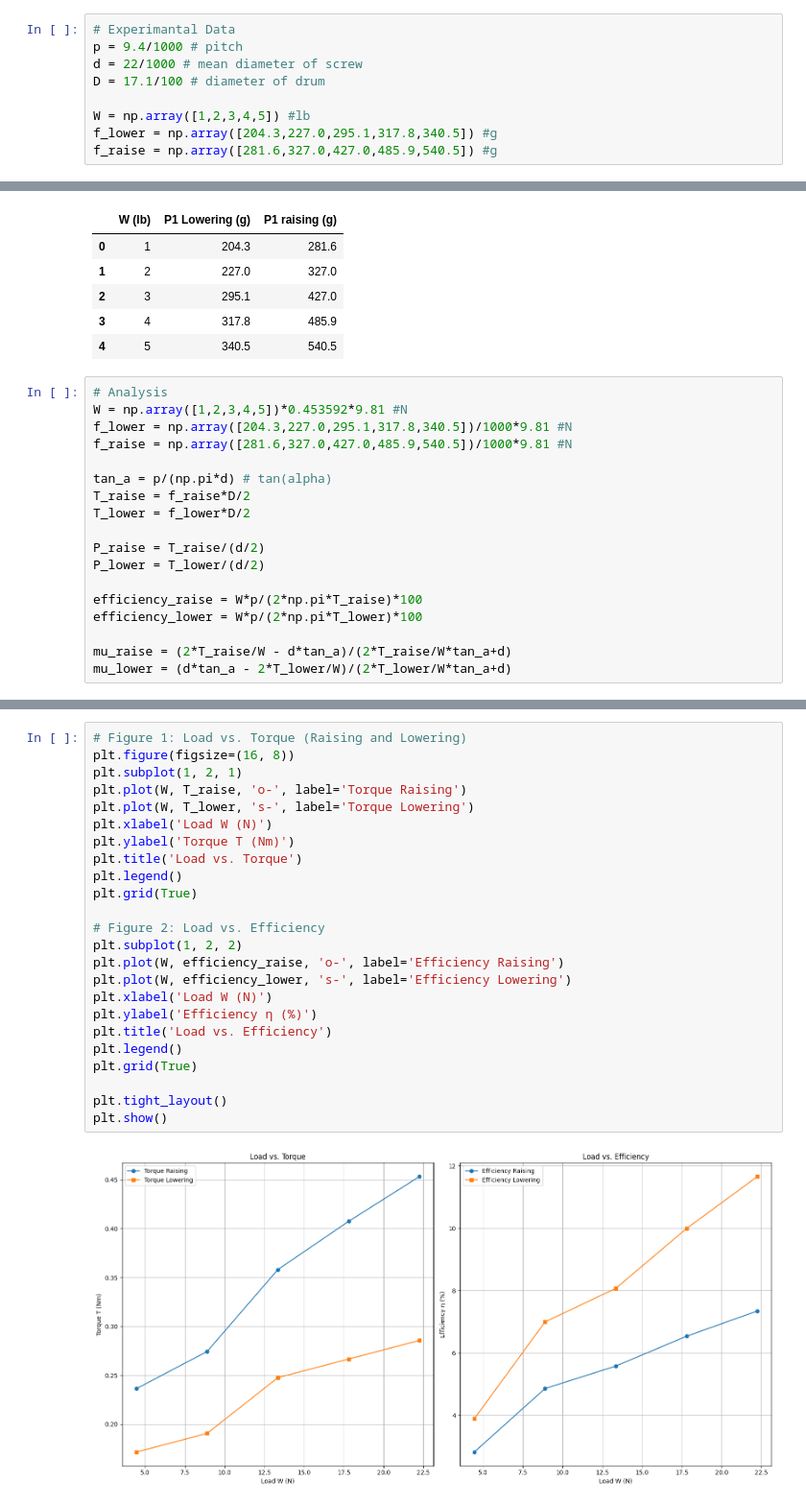
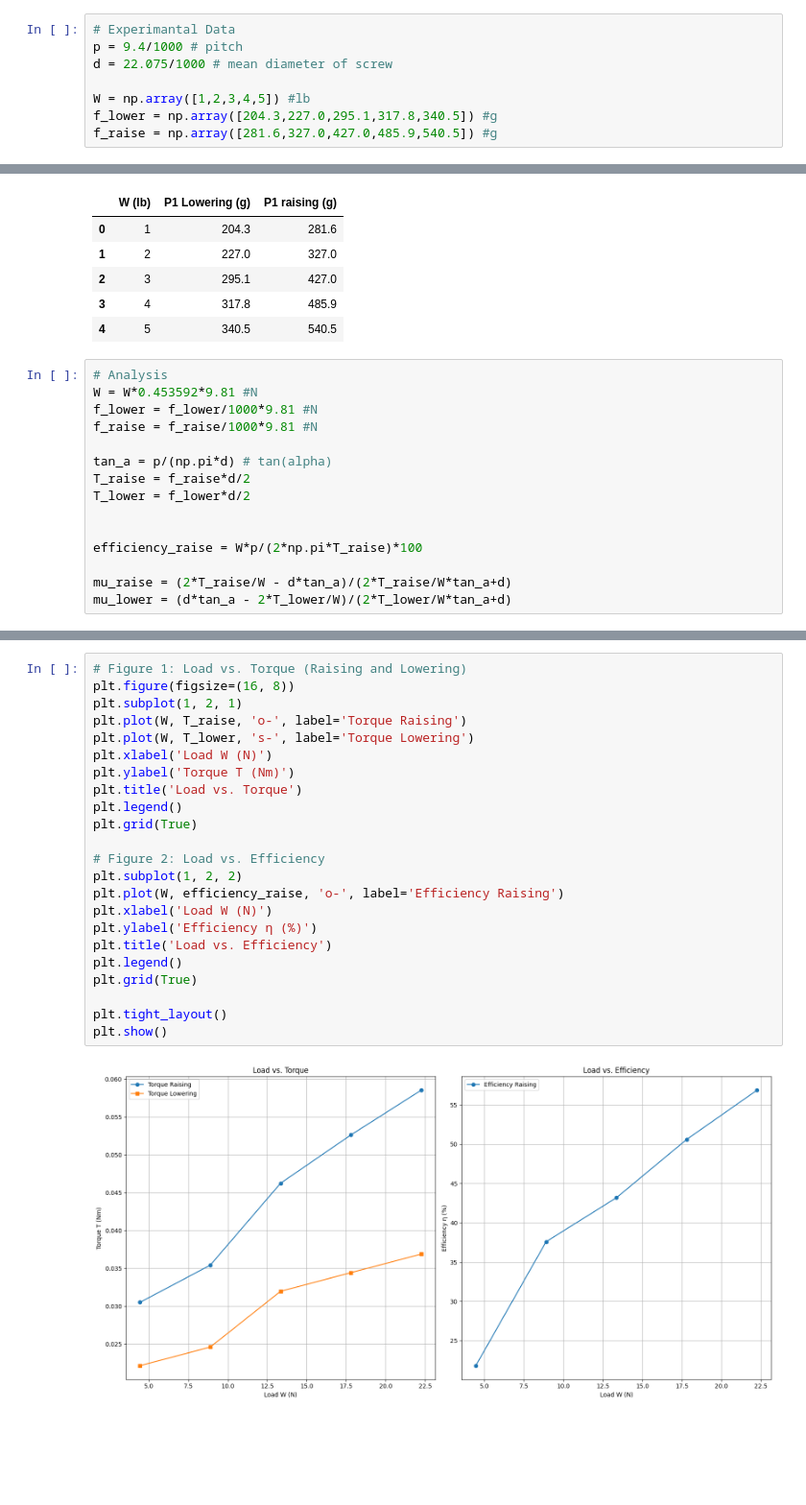
Before and after one commit to David-Junior/Undergrad-Lab-Data-Analysis, a Jupyter notebook: FMM3_212_Theory_of_Machines_Screw_Jack.ipynb, the cells around one changed output, grey strips where cells are left out. Shown at 96% size. Drawn from its saved outputs; the diff is of its cells as text; blank space fills up the shorter version.

```diff
--- a/FMM3_212_Theory_of_Machines_Screw_Jack.ipynb
+++ b/FMM3_212_Theory_of_Machines_Screw_Jack.ipynb
@@ -5,8 +5,7 @@ import matplotlib.pyplot as plt
 # %%
 # Experimantal Data
 p = 9.4/1000 # pitch
-d = 22/1000 # mean diameter of screw
-D = 17.1/100 # diameter of drum
+d = 22.075/1000 # mean diameter of screw
 
 W = np.array([1,2,3,4,5]) #lb
 f_lower = np.array([204.3,227.0,295.1,317.8,340.5]) #g
@@ -27,19 +26,16 @@ exp_data
 | 4 | 5 | 340.5 | 540.5 |
 # %%
 # Analysis
-W = np.array([1,2,3,4,5])*0.453592*9.81 #N
-f_lower = np.array([204.3,227.0,295.1,317.8,340.5])/1000*9.81 #N
-f_raise = np.array([281.6,327.0,427.0,485.9,540.5])/1000*9.81 #N
+W = W*0.453592*9.81 #N
+f_lower = f_lower/1000*9.81 #N
+f_raise = f_raise/1000*9.81 #N
 
 tan_a = p/(np.pi*d) # tan(alpha)
-T_raise = f_raise*D/2
-T_lower = f_lower*D/2
+T_raise = f_raise*d/2
+T_lower = f_lower*d/2
 
-P_raise = T_raise/(d/2)
-P_lower = T_lower/(d/2)
 
 efficiency_raise = W*p/(2*np.pi*T_raise)*100
-efficiency_lower = W*p/(2*np.pi*T_lower)*100
 
 mu_raise = (2*T_raise/W - d*tan_a)/(2*T_raise/W*tan_a+d)
 mu_lower = (d*tan_a - 2*T_lower/W)/(2*T_lower/W*tan_a+d)
@@ -82,26 +75,25 @@ anal_data_lower
 # %%
 # Figure 1: Load vs. Torque (Raising and Lowering)
 plt.figure(figsize=(16, 8))
 plt.subplot(1, 2, 1)
 plt.plot(W, T_raise, 'o-', label='Torque Raising')
 plt.plot(W, T_lower, 's-', label='Torque Lowering')
 plt.xlabel('Load W (N)')
 plt.ylabel('Torque T (Nm)')
 plt.title('Load vs. Torque')
 plt.legend()
 plt.grid(True)
 
 # Figure 2: Load vs. Efficiency
 plt.subplot(1, 2, 2)
 plt.plot(W, efficiency_raise, 'o-', label='Efficiency Raising')
-plt.plot(W, efficiency_lower, 's-', label='Efficiency Lowering')
 plt.xlabel('Load W (N)')
 plt.ylabel('Efficiency η (%)')
 plt.title('Load vs. Efficiency')
 plt.legend()
 plt.grid(True)
 
 plt.tight_layout()
 plt.show()
 # %% [output]
-[figure, old version]
+[figure, new version]
```
Also changed, not shown: parts of 2 cells of this notebook.
